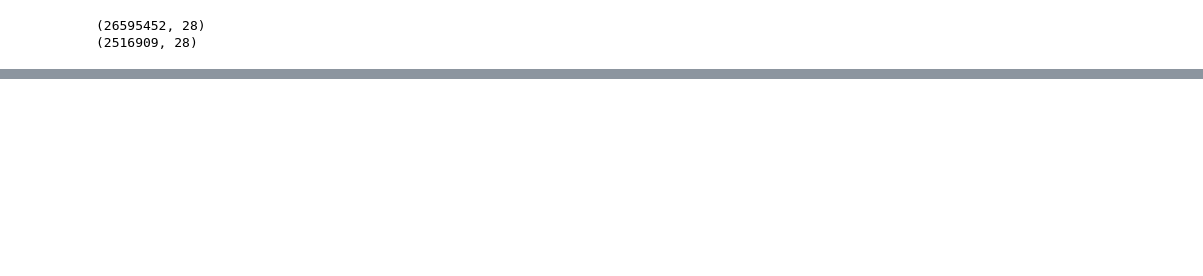
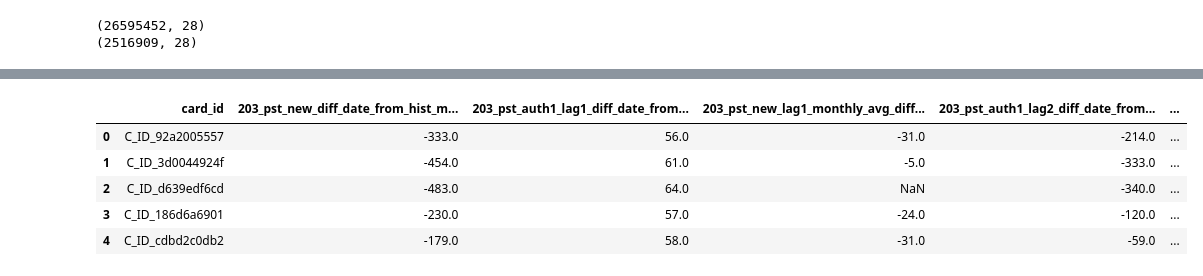
Before and after one commit to Chestnut1999/Elo-Recommendation-23place, a Jupyter notebook: jpy/203_elo_cleanisng_date_feat.ipynb, the cells around one changed output, grey strips where cells are left out. Saved outputs shown, nothing was run; the diff lists cells and outputs as text; code cells hidden in the pictures; blank space fills up the shorter version.

```diff
--- a/jpy/203_elo_cleanisng_date_feat.ipynb
+++ b/jpy/203_elo_cleanisng_date_feat.ipynb
@@ -364,52 +342,54 @@ Personal Time Feature.
 # %%
-# import glob
+import glob
 # #========================================================================
 # # これは作成済のFeatureを読み込んで計算する
 # #========================================================================
-# combi_list = [ ['new', 'new_lag1'] ,['new', 'auth1'] ,['new', 'auth1_lag0'] ,['new', 'auth1_lag02'] ,['new', 'auth1_lag05'] ,['new', 'auth0_lag0'] ,
-# ['new', 'auth0_lag02'] ,['new', 'auth0_lag05'] ,['auth1_lag0', 'auth1_lag02'] ,['auth1_lag0', 'auth1_lag05'] ,['auth1_lag02', 'auth1_lag05'] ,['auth0_lag02', 'auth0_lag05']
-# ]
+combi_list = [ ['new', 'new_lag1'] ,['new', 'auth1'] ,['new', 'auth1_lag0'] ,['new', 'auth1_lag02'] ,['new', 'auth1_lag05'] ,['new', 'auth0_lag0'] ,
+['new', 'auth0_lag02'] ,['new', 'auth0_lag05'] ,['auth1_lag0', 'auth1_lag02'] ,['auth1_lag0', 'auth1_lag05'] ,['auth1_lag02', 'auth1_lag05'] ,['auth0_lag02', 'auth0_lag05']
+]
 
-# comp_cols = [ 'amount_sum_per_installments_sum'
-#              ,'amount_mean_per_installments_mean'
-#              ,'purchase_amount_sum'
-#              ,'purchase_amount_mean'
-#              ,'purchase_amount_max'
-#              ,'purchase_amount_min'
-#              ,'installments_max'
-#              ,'installments_var'
-#              ,'category_1_sum'
-#              ,'category_1_mean'
-#              ,'month_lag_mean'
-#              ,'month_lag_var'
-#              ,'month_lag_skew'
-#              ,'month_diff_mean'
-#              ,'month_diff_var'
-#              ,'month_diff_skew'
-#              ,'card_id_size'
-#              ,'yyyymmdd_nunique'
-#              ,'subsector_id_nunique'
-#              ,'merchant_id_nunique'
-#              ,'merchant_category_id_nunique'
-#              ,'diff_date_from_new_min_month_mean'
-#              ,'diff_date_from_hist_max_month_mean'
-#              ,'diff_date_from_new_min_month_max'
-#              ,'diff_date_from_hist_max_month_max'
-#              ,'diff_date_from_new_min_month_min'
-#              ,'diff_date_from_hist_min_month_min'
-#             ]
+comp_cols = [
+#     'amount_sum_per_installments_sum'
+#     ,'amount_mean_per_installments_mean'
+#     ,'purchase_amount_sum'
+#     ,'purchase_amount_mean'
+#     ,'purchase_amount_max'
+#     ,'purchase_amount_min'
+#     ,'installments_max'
+#     ,'installments_var'
+#     ,'category_1_sum'
+#     ,'category_1_mean'
+#     ,'month_lag_mean'
+#     ,'month_lag_var'
+#     ,'month_lag_skew'
+#     ,'month_diff_mean'
+#     ,'month_diff_var'
+#     ,'month_diff_skew'
+#     ,'card_id_size'
+#     ,'yyyymmdd_nunique'
+#     ,'subsector_id_nunique'
+#     ,'merchant_id_nunique'
+#     ,'merchant_category_id_nunique'
+     'diff_date_from_new_min_month_mean'
+     ,'diff_date_from_hist_max_month_mean'
+     ,'diff_date_from_new_min_month_max'
+     ,'diff_date_from_hist_max_month_max'
+     ,'diff_date_from_new_min_month_min'
+     ,'diff_date_from_hist_min_month_min'
+]
 
-# tmp_feature_list = glob.glob('../features/3_third_valid/203_*.gz')
-# feature_list = []
-# for f in tmp_feature_list:
-#     for col in comp_cols:
-#         if f.count(col):
-#             feature_list.append(f)
+tmp_feature_list = glob.glob('../features/3_third_valid/203_*.gz')
+feature_list = []
+for f in tmp_feature_list:
+    if f.count('pst_ratio_') or f.count('pst_diff_'):continue
+    for col in comp_cols:
+        if f.count(col):
+            feature_list.append(f)
 
-# base = utils.read_df_pkl('../input/base_first*0*')
-# p_list = utils.parallel_load_data(path_list=feature_list)
-# df_feat = pd.concat(p_list, axis=1)
-# train_test = pd.concat([base[key], df_feat], axis=1)
+base = utils.read_df_pkl('../input/base_first*0*')
+p_list = utils.parallel_load_data(path_list=feature_list)
+df_feat = pd.concat(p_list, axis=1)
+train_test = pd.concat([base[key], df_feat], axis=1)
 
 for (fm1, fm2) in tqdm(combi_list):
     for col in comp_cols:
@@ -436,0 +407,6 @@ new auth1 diff_date_from_hist_max_month_mean
+|  | card_id | 203_pst_new_diff_date_from_hist_m... | 203_pst_auth1_lag1_diff_date_from... | 203_pst_new_lag1_monthly_avg_diff... | 203_pst_auth1_lag2_diff_date_from... | ... |
+| 0 | C_ID_92a2005557 | -333.0 | 56.0 | -31.0 | -214.0 | ... |
+| 1 | C_ID_3d0044924f | -454.0 | 61.0 | -5.0 | -333.0 | ... |
+| 2 | C_ID_d639edf6cd | -483.0 | 64.0 | NaN | -340.0 | ... |
+| 3 | C_ID_186d6a6901 | -230.0 | 57.0 | -24.0 | -120.0 | ... |
+| 4 | C_ID_cdbd2c0db2 | -179.0 | 58.0 | -31.0 | -59.0 | ... |
```
Also changed, not shown: parts of 8 cells of this notebook, 3 other files.
